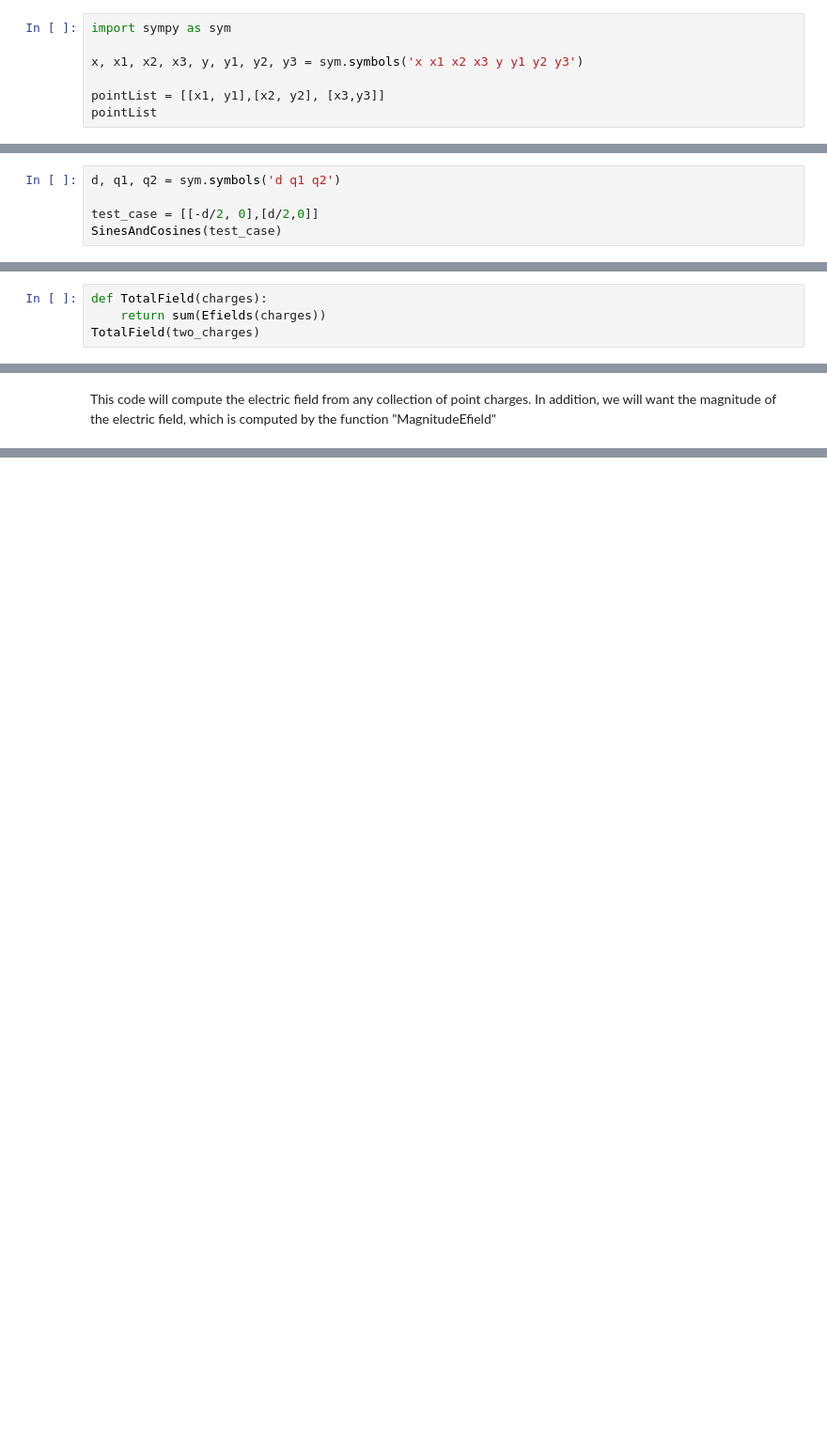
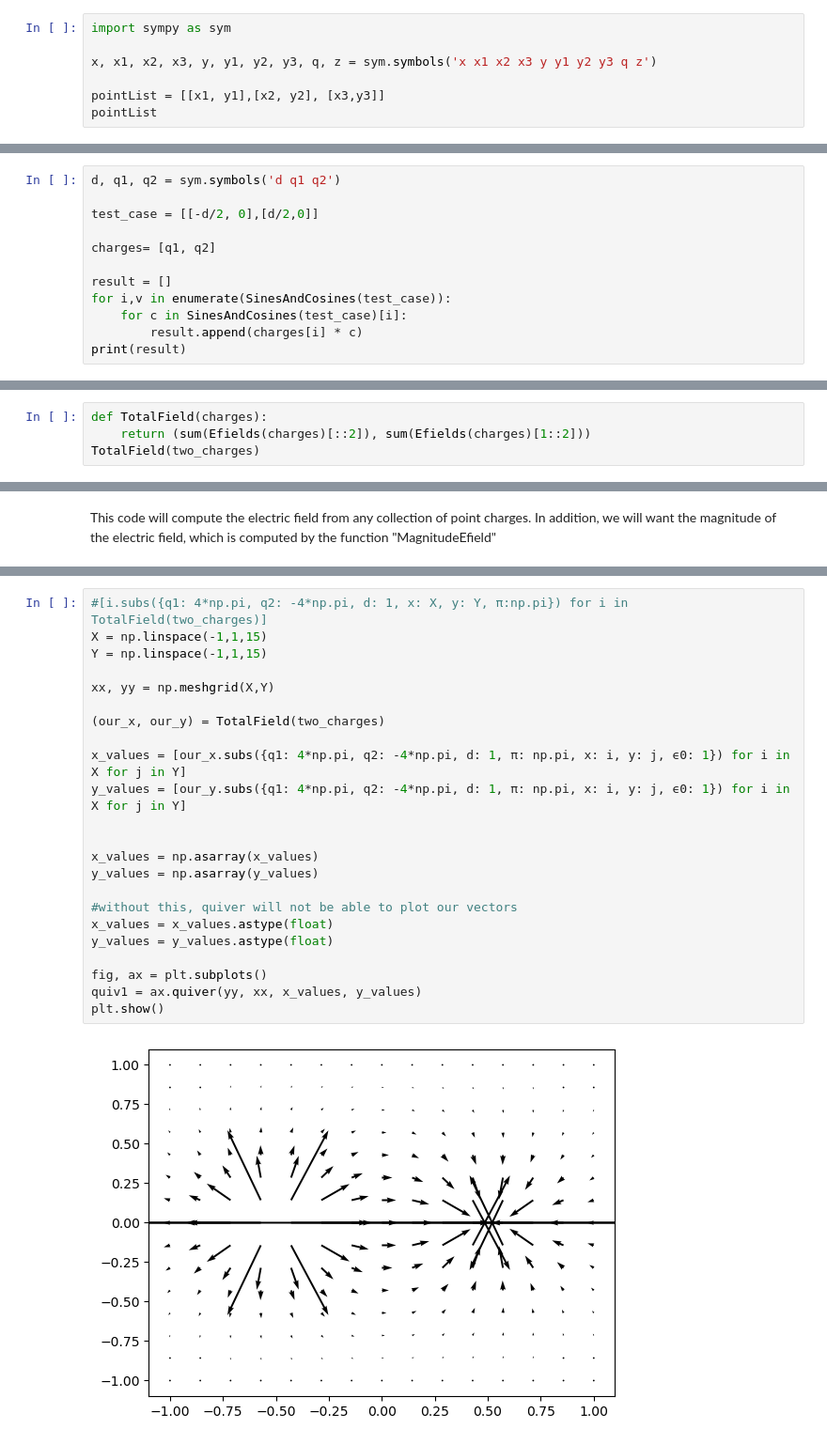
Before and after one commit to brinerk/LabsCapstone, a Jupyter notebook: Lab16/Lab16.ipynb, the cells around one changed output, grey strips where cells are left out. Shown at 94% size. Cells and saved outputs as stored; diff of their text form; blank space fills up the shorter version.

```diff
--- a/Lab16/Lab16.ipynb
+++ b/Lab16/Lab16.ipynb
@@ -43,7 +43,7 @@ We want to write Python code that will do not only this calculation but that wil
 # %%
 import sympy as sym
 
-x, x1, x2, x3, y, y1, y2, y3 = sym.symbols('x x1 x2 x3 y y1 y2 y3')
+x, x1, x2, x3, y, y1, y2, y3, q, z = sym.symbols('x x1 x2 x3 y y1 y2 y3 q z')
 
 pointList = [[x1, y1],[x2, y2], [x3,y3]]
 pointList
@@ -92,5 +92,12 @@ We can test our function with two charges one at [-d/2,0] and the other at [d/2,
 d, q1, q2 = sym.symbols('d q1 q2')
 
 test_case = [[-d/2, 0],[d/2,0]]
-SinesAndCosines(test_case)
+
+charges= [q1, q2]
+
+result = []
+for i,v in enumerate(SinesAndCosines(test_case)):
+    for c in SinesAndCosines(test_case)[i]:
+        result.append(charges[i] * c)
+print(result)
 # %% [output]
@@ -139,6 +142,6 @@ which is what we got from our hand calculation. The only thing left is to sum th
 The x components are given by the even entries of the list, and the y components are given by odd. Try it and see
 # %%
 def TotalField(charges):
-    return sum(Efields(charges))
+    return (sum(Efields(charges)[::2]), sum(Efields(charges)[1::2]))
 TotalField(two_charges)
 # %% [output]
@@ -168,0 +191,25 @@ TypeError: loop of ufunc does not support argument 0 of type Add which has no ca
+# %%
+#[i.subs({q1: 4*np.pi, q2: -4*np.pi, d: 1, x: X, y: Y, π:np.pi}) for i in TotalField(two_charges)]
+X = np.linspace(-1,1,15)
+Y = np.linspace(-1,1,15)
+
+xx, yy = np.meshgrid(X,Y)
+
+(our_x, our_y) = TotalField(two_charges)
+
+x_values = [our_x.subs({q1: 4*np.pi, q2: -4*np.pi, d: 1, π: np.pi, x: i, y: j, ϵ0: 1}) for i in X for j in Y]
+y_values = [our_y.subs({q1: 4*np.pi, q2: -4*np.pi, d: 1, π: np.pi, x: i, y: j, ϵ0: 1}) for i in X for j in Y]
+
+
+x_values = np.asarray(x_values)
+y_values = np.asarray(y_values)
+
+#without this, quiver will not be able to plot our vectors
+x_values = x_values.astype(float)
+y_values = y_values.astype(float)
+
+fig, ax = plt.subplots()
+quiv1 = ax.quiver(yy, xx, x_values, y_values)
+plt.show()
+# %% [output]
+[figure, added]
```
Also changed, not shown: parts of 37 cells of this notebook, 2 other files.
